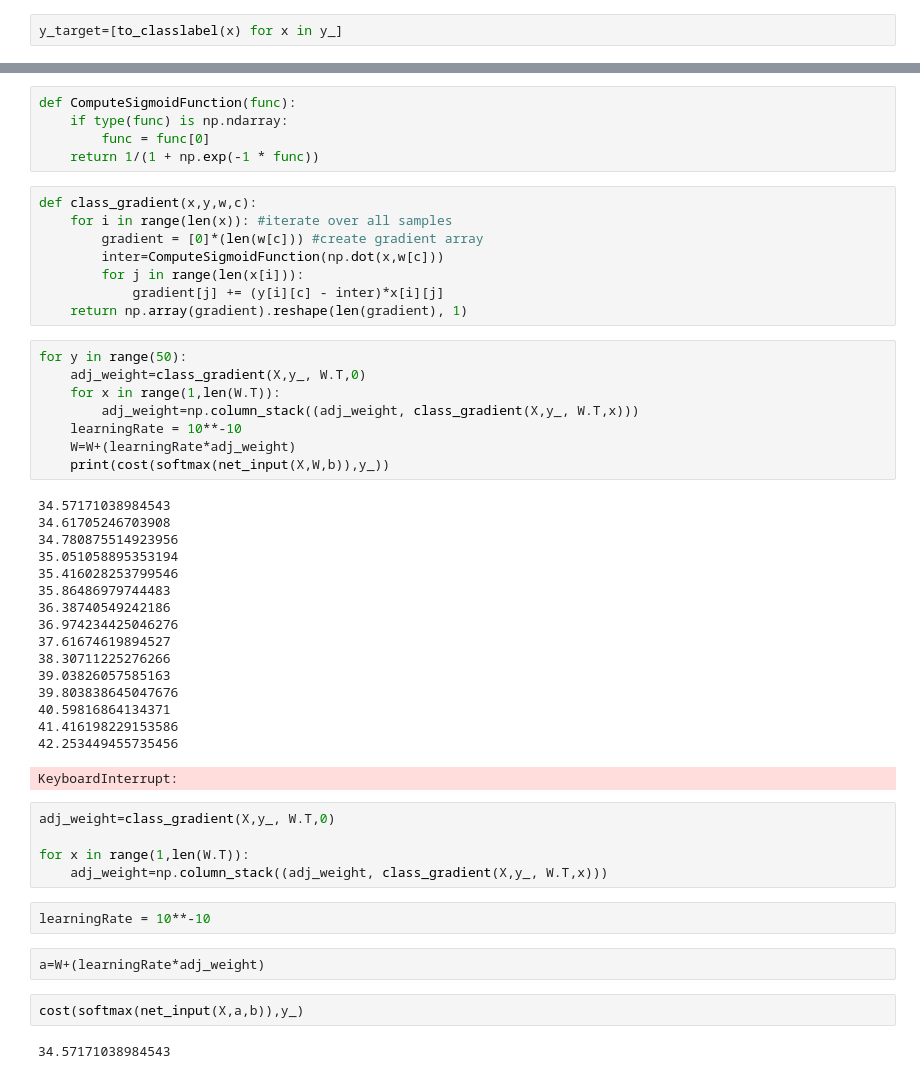
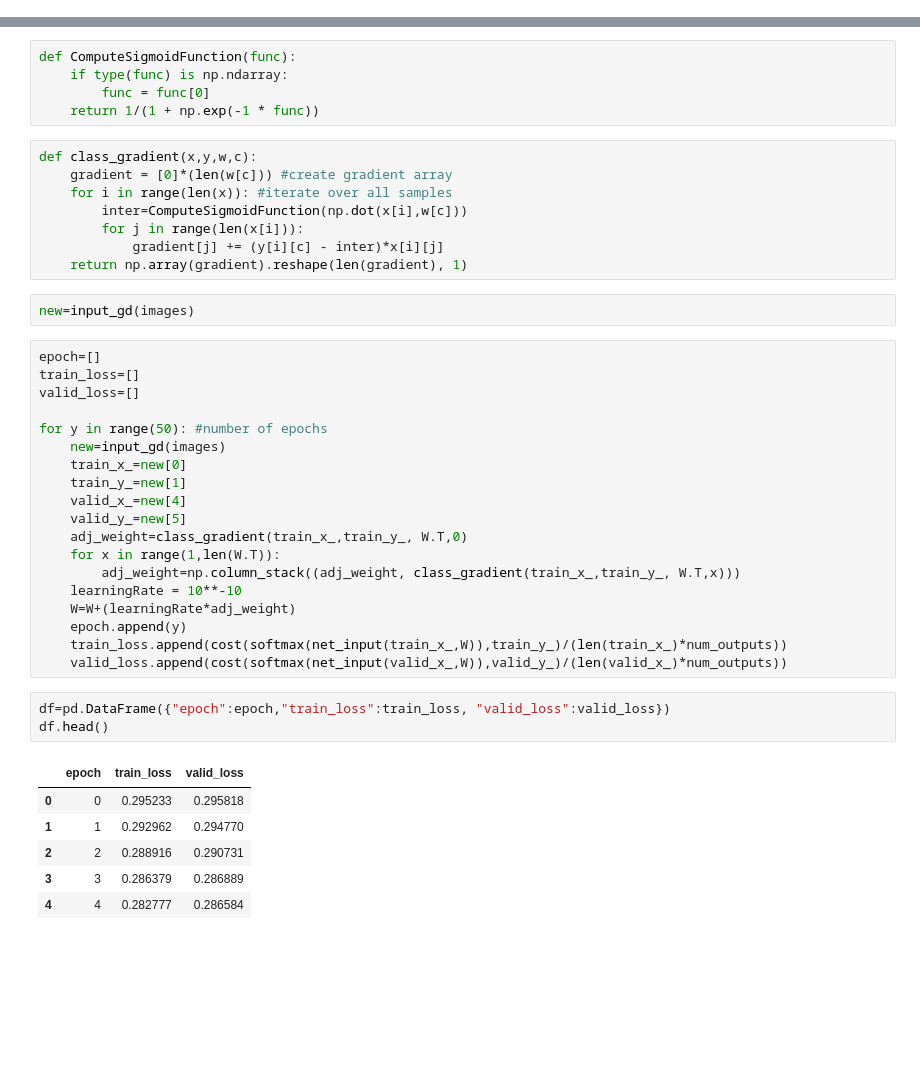
Before and after one commit to adamklie/CSE253_PA1, a Jupyter notebook: softmaxv2.ipynb, the cells around one changed output, grey strips where cells are left out. Saved outputs shown, nothing was run; the diff lists cells and outputs as text; blank space fills up the shorter version.

```diff
--- a/softmaxv2.ipynb
+++ b/softmaxv2.ipynb
@@ -150,5 +174,3 @@ smax=softmax(net_input(X,W,b))
-# %%
-y_target=[to_classlabel(x) for x in y_]
 # %%
 def cross_entropy(output, y_target):
     return - np.sum(np.log(output) * (y_target),axis=1)
@@ -166,47 +184,40 @@ def ComputeSigmoidFunction(func):
     return 1/(1 + np.exp(-1 * func))
 # %%
 def class_gradient(x,y,w,c):
+    gradient = [0]*(len(w[c])) #create gradient array
     for i in range(len(x)): #iterate over all samples
-        gradient = [0]*(len(w[c])) #create gradient array
-        inter=ComputeSigmoidFunction(np.dot(x,w[c]))
+        inter=ComputeSigmoidFunction(np.dot(x[i],w[c]))
         for j in range(len(x[i])):
             gradient[j] += (y[i][c] - inter)*x[i][j]
     return np.array(gradient).reshape(len(gradient), 1)
+# %%
+new=input_gd(images)
 # %%
-for y in range(50):
-    adj_weight=class_gradient(X,y_, W.T,0)
+epoch=[]
+train_loss=[]
+valid_loss=[]
+
+for y in range(50): #number of epochs
+    new=input_gd(images)
+    train_x_=new[0]
+    train_y_=new[1]
+    valid_x_=new[4]
+    valid_y_=new[5]
+    adj_weight=class_gradient(train_x_,train_y_, W.T,0)
     for x in range(1,len(W.T)):
-        adj_weight=np.column_stack((adj_weight, class_gradient(X,y_, W.T,x)))
+        adj_weight=np.column_stack((adj_weight, class_gradient(train_x_,train_y_, W.T,x)))
     learningRate = 10**-10
     W=W+(learningRate*adj_weight)
-    print(cost(softmax(net_input(X,W,b)),y_))
+    epoch.append(y)
+    train_loss.append(cost(softmax(net_input(train_x_,W)),train_y_)/(len(train_x_)*num_outputs))
+    valid_loss.append(cost(softmax(net_input(valid_x_,W)),valid_y_)/(len(valid_x_)*num_outputs))
-# %% [output]
-34.57171038984543
-34.61705246703908
-34.780875514923956
-35.051058895353194
-35.416028253799546
-35.86486979744483
-36.38740549242186
-36.974234425046276
-37.61674619894527
-38.30711225276266
-39.03826057585163
-39.803838645047676
-40.59816864134371
-41.416198229153586
-42.253449455735456
-KeyboardInterrupt:
-# %%
-adj_weight=class_gradient(X,y_, W.T,0)
-
-for x in range(1,len(W.T)):
-    adj_weight=np.column_stack((adj_weight, class_gradient(X,y_, W.T,x)))
-# %%
-learningRate = 10**-10
-# %%
-a=W+(learningRate*adj_weight)
-# %%
-cost(softmax(net_input(X,a,b)),y_)
-# %% [output]
-34.57171038984543
+# %%
+df=pd.DataFrame({"epoch":epoch,"train_loss":train_loss, "valid_loss":valid_loss})
+df.head()
+# %% [output]
+|  | epoch | train_loss | valid_loss |
+| 0 | 0 | 0.295233 | 0.295818 |
+| 1 | 1 | 0.292962 | 0.294770 |
+| 2 | 2 | 0.288916 | 0.290731 |
+| 3 | 3 | 0.286379 | 0.286889 |
+| 4 | 4 | 0.282777 | 0.286584 |
```
Also changed, not shown: parts of 39 cells of this notebook.
